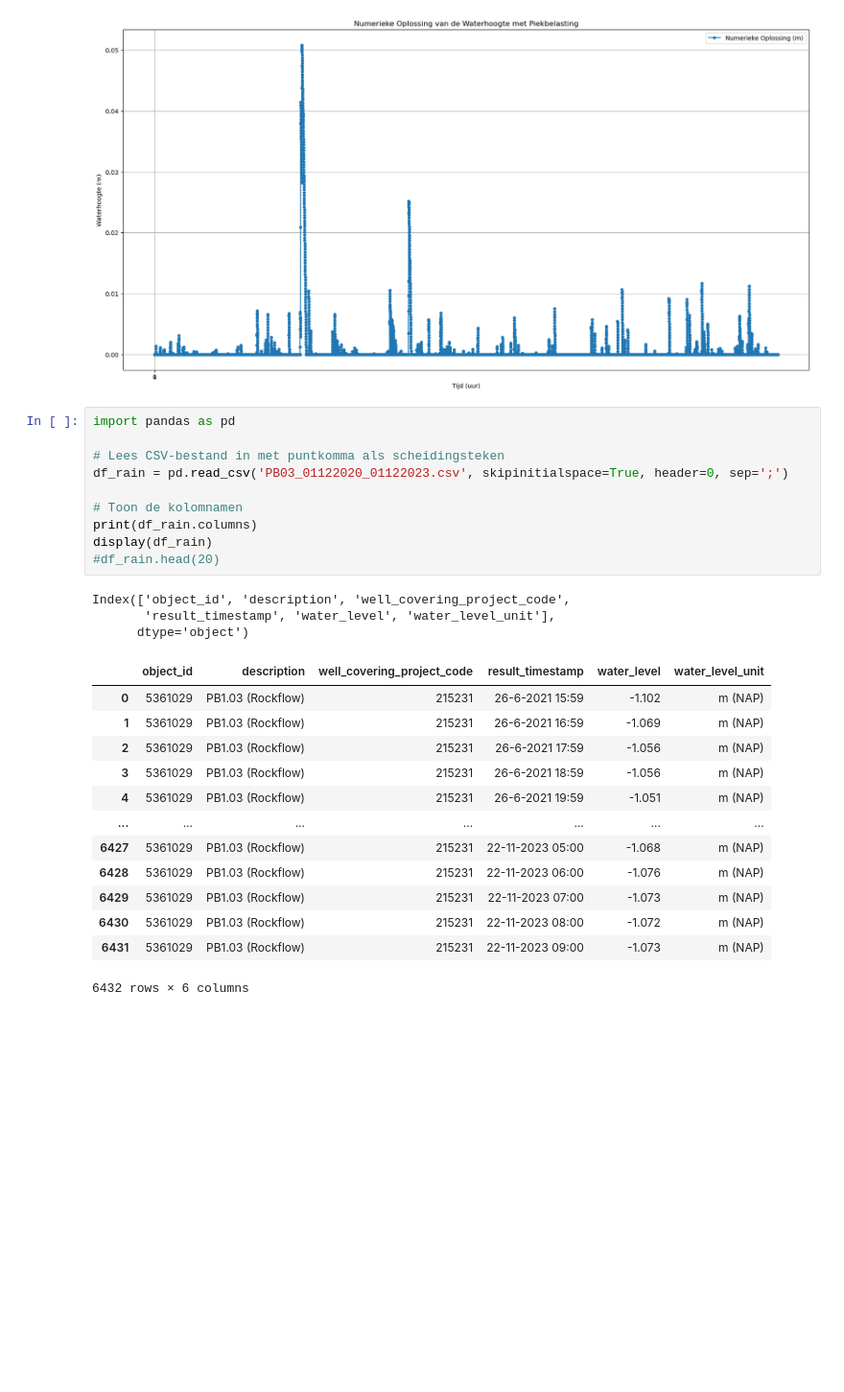
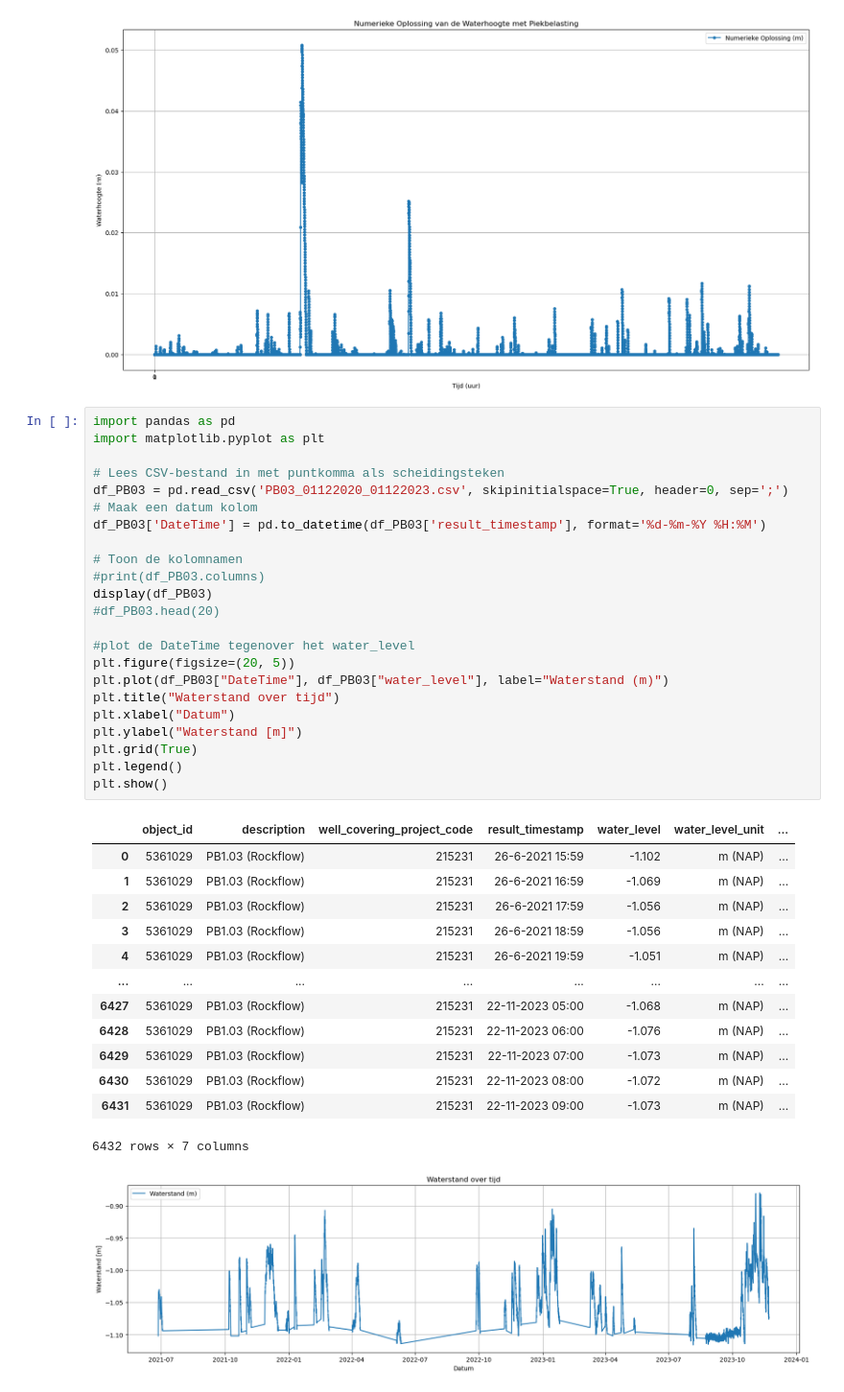
Before and after one commit to Dim277/Casus_waterbergende_weg, a Jupyter notebook: TesTies.ipynb, the cells around one changed output. Shown at 96% size. Cells and saved outputs as stored; diff of their text form; blank space fills up the shorter version.

```diff
--- a/TesTies.ipynb
+++ b/TesTies.ipynb
@@ -97,28 +97,39 @@ plt.show()
 [figure]
 # %%
 import pandas as pd
+import matplotlib.pyplot as plt
 
 # Lees CSV-bestand in met puntkomma als scheidingsteken
-df_rain = pd.read_csv('PB03_01122020_01122023.csv', skipinitialspace=True, header=0, sep=';')
+df_PB03 = pd.read_csv('PB03_01122020_01122023.csv', skipinitialspace=True, header=0, sep=';')
+# Maak een datum kolom
+df_PB03['DateTime'] = pd.to_datetime(df_PB03['result_timestamp'], format='%d-%m-%Y %H:%M')
 
 # Toon de kolomnamen
-print(df_rain.columns)
-display(df_rain)
-#df_rain.head(20)
+#print(df_PB03.columns)
+display(df_PB03)
+#df_PB03.head(20)
+
+#plot de DateTime tegenover het water_level
+plt.figure(figsize=(20, 5))
+plt.plot(df_PB03["DateTime"], df_PB03["water_level"], label="Waterstand (m)")
+plt.title("Waterstand over tijd")
+plt.xlabel("Datum")
+plt.ylabel("Waterstand [m]")
+plt.grid(True)
+plt.legend()
+plt.show()
 # %% [output]
+|  | object_id | description | well_covering_project_code | result_timestamp | water_level | water_level_unit | ... |
+| 0 | 5361029 | PB1.03 (Rockflow) | 215231 | 26-6-2021 15:59 | -1.102 | m (NAP) | ... |
+| 1 | 5361029 | PB1.03 (Rockflow) | 215231 | 26-6-2021 16:59 | -1.069 | m (NAP) | ... |
+| 2 | 5361029 | PB1.03 (Rockflow) | 215231 | 26-6-2021 17:59 | -1.056 | m (NAP) | ... |
+| 3 | 5361029 | PB1.03 (Rockflow) | 215231 | 26-6-2021 18:59 | -1.056 | m (NAP) | ... |
+| 4 | 5361029 | PB1.03 (Rockflow) | 215231 | 26-6-2021 19:59 | -1.051 | m (NAP) | ... |
+| ... | ... | ... | ... | ... | ... | ... | ... |
+| 6427 | 5361029 | PB1.03 (Rockflow) | 215231 | 22-11-2023 05:00 | -1.068 | m (NAP) | ... |
+| 6428 | 5361029 | PB1.03 (Rockflow) | 215231 | 22-11-2023 06:00 | -1.076 | m (NAP) | ... |
+| 6429 | 5361029 | PB1.03 (Rockflow) | 215231 | 22-11-2023 07:00 | -1.073 | m (NAP) | ... |
+| 6430 | 5361029 | PB1.03 (Rockflow) | 215231 | 22-11-2023 08:00 | -1.072 | m (NAP) | ... |
+| 6431 | 5361029 | PB1.03 (Rockflow) | 215231 | 22-11-2023 09:00 | -1.073 | m (NAP) | ... |
-Index(['object_id', 'description', 'well_covering_project_code',
-       'result_timestamp', 'water_level', 'water_level_unit'],
-      dtype='object')
+6432 rows × 7 columns
-|  | object_id | description | well_covering_project_code | result_timestamp | water_level | water_level_unit |
-| 0 | 5361029 | PB1.03 (Rockflow) | 215231 | 26-6-2021 15:59 | -1.102 | m (NAP) |
-| 1 | 5361029 | PB1.03 (Rockflow) | 215231 | 26-6-2021 16:59 | -1.069 | m (NAP) |
-| 2 | 5361029 | PB1.03 (Rockflow) | 215231 | 26-6-2021 17:59 | -1.056 | m (NAP) |
-| 3 | 5361029 | PB1.03 (Rockflow) | 215231 | 26-6-2021 18:59 | -1.056 | m (NAP) |
-| 4 | 5361029 | PB1.03 (Rockflow) | 215231 | 26-6-2021 19:59 | -1.051 | m (NAP) |
-| ... | ... | ... | ... | ... | ... | ... |
-| 6427 | 5361029 | PB1.03 (Rockflow) | 215231 | 22-11-2023 05:00 | -1.068 | m (NAP) |
-| 6428 | 5361029 | PB1.03 (Rockflow) | 215231 | 22-11-2023 06:00 | -1.076 | m (NAP) |
-| 6429 | 5361029 | PB1.03 (Rockflow) | 215231 | 22-11-2023 07:00 | -1.073 | m (NAP) |
-| 6430 | 5361029 | PB1.03 (Rockflow) | 215231 | 22-11-2023 08:00 | -1.072 | m (NAP) |
-| 6431 | 5361029 | PB1.03 (Rockflow) | 215231 | 22-11-2023 09:00 | -1.073 | m (NAP) |
-6432 rows × 6 columns
+[figure, added]
```
Also changed, not shown: parts of 1 cell of this notebook.
